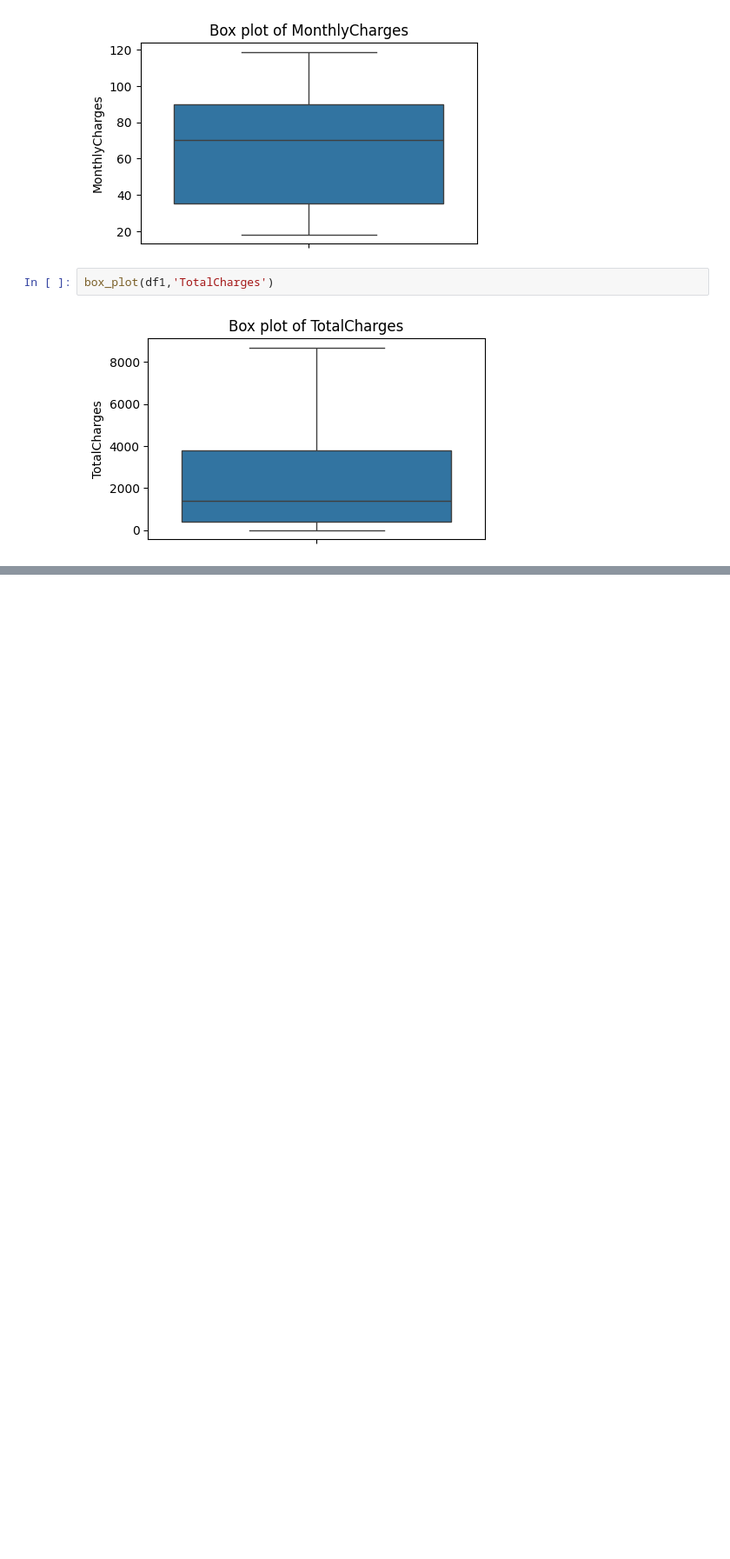
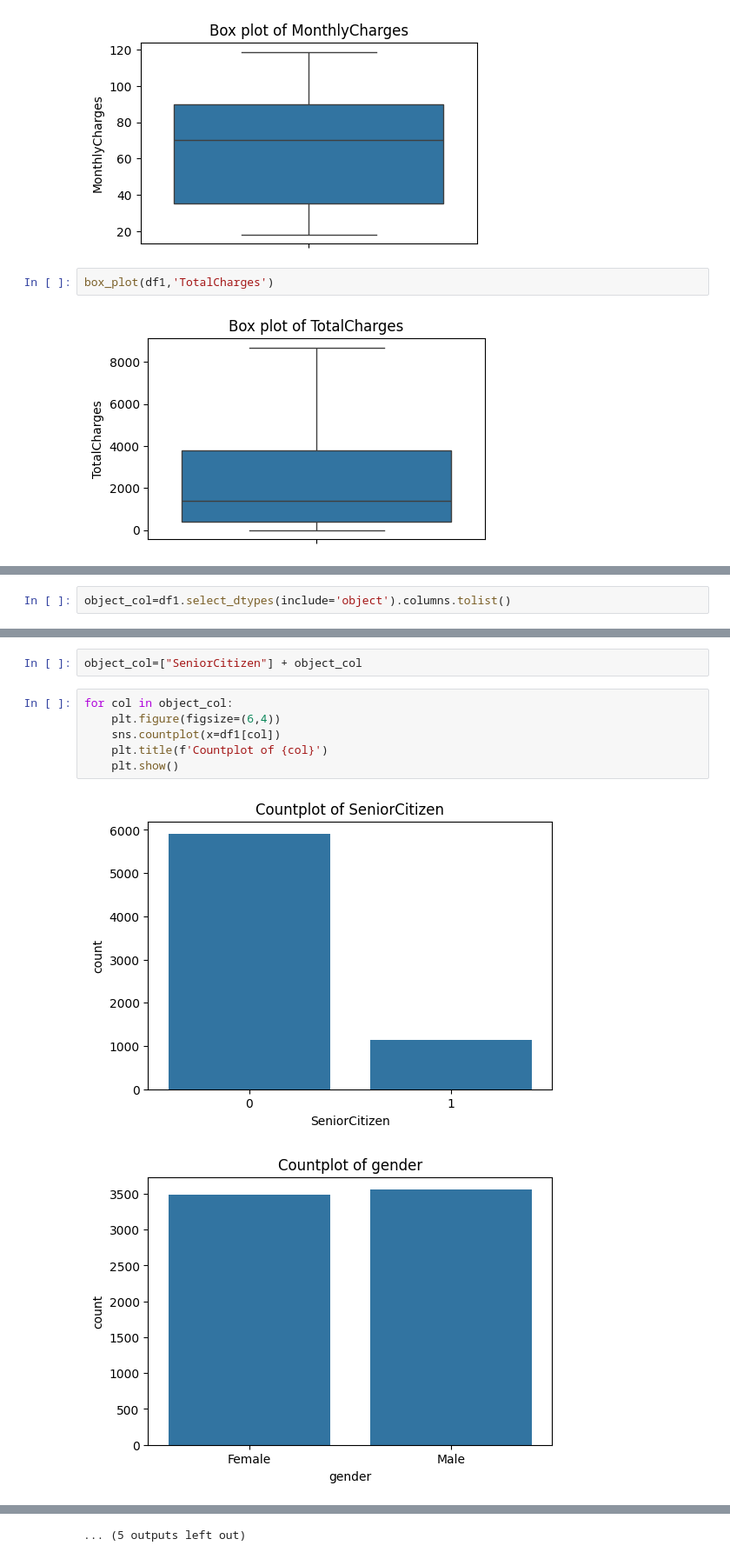
Before and after one commit to peeyush1278/Customer-Churn-Prediction, a Jupyter notebook: Churn_model.ipynb, the cells around one changed output, grey strips where cells are left out. Shown: that part at 87% size. Drawn from its saved outputs; the diff is of its cells as text; blank space fills up the shorter version.

```diff
--- a/Churn_model.ipynb
+++ b/Churn_model.ipynb
@@ -214,0 +251,2 @@ box_plot(df1,'TotalCharges')
+# %%
+object_col=df1.select_dtypes(include='object').columns.tolist()
@@ -214,0 +272,11 @@ box_plot(df1,'TotalCharges')
+# %%
+object_col=["SeniorCitizen"] + object_col
+# %%
+for col in object_col:
+    plt.figure(figsize=(6,4))
+    sns.countplot(x=df1[col])
+    plt.title(f'Countplot of {col}')
+    plt.show()
+# %% [output]
+[figure, added]
+[figure, added]
@@ -214,0 +293 @@ box_plot(df1,'TotalCharges')
+... (5 outputs left out)
```
Also changed, not shown: parts of 39 cells of this notebook, 2 other files.
